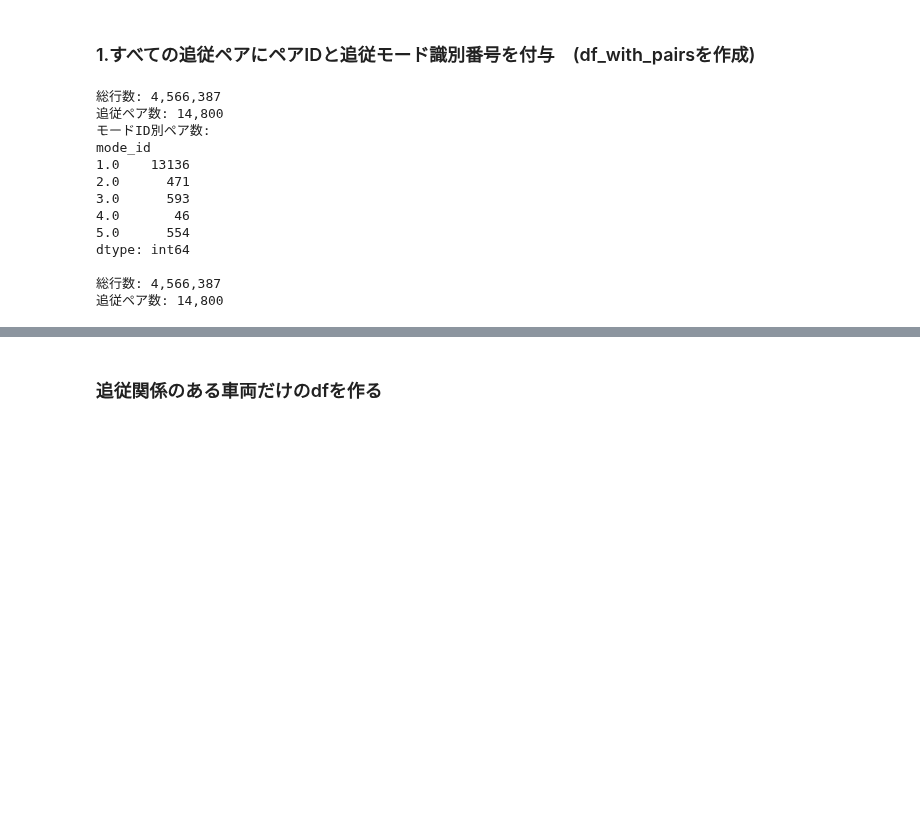
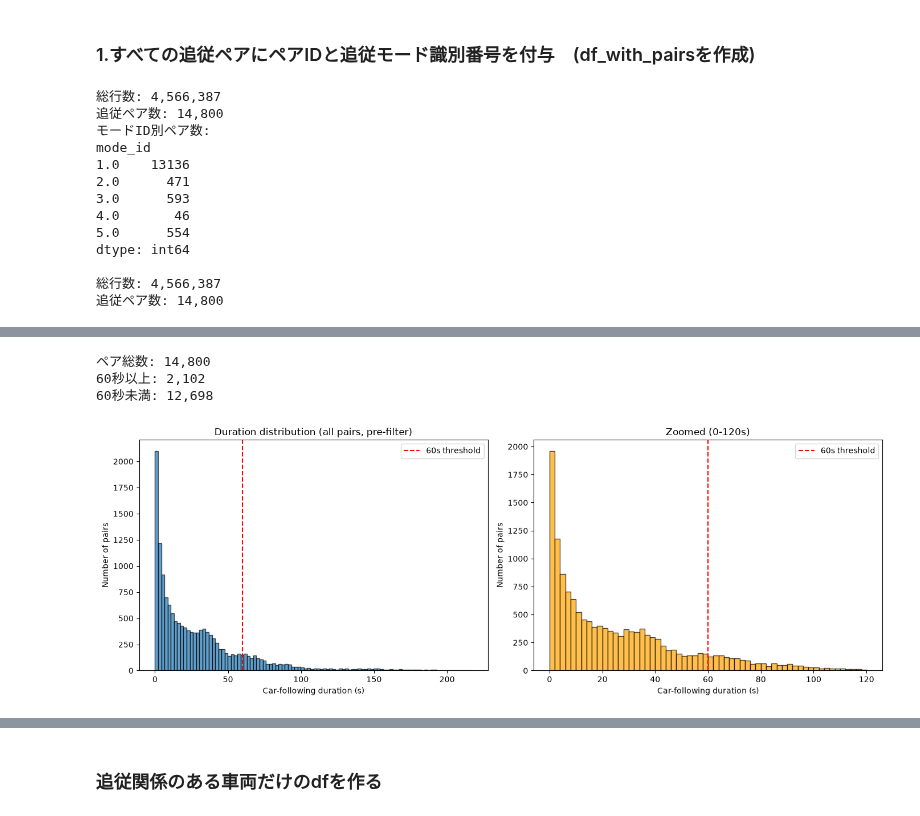
Before and after one commit to tenn0126/Game_Theory_Algorithm, a Jupyter notebook: notebooks/00_data_prep.ipynb, the cells around one changed output, grey strips where cells are left out. Drawn from its saved outputs; the diff is of its cells as text; code cells hidden in the pictures; blank space fills up the shorter version.

```diff
--- a/notebooks/00_data_prep.ipynb
+++ b/notebooks/00_data_prep.ipynb
@@ -260,0 +601,43 @@ print(df_test_mode[['Vehicle_ID', 'Global_Time', 'Preceding', 'pair_id', 'mode_i
+# %%
+import matplotlib.pyplot as plt
+
+def plot_duration_histogram(df, pair_col='pair_id', duration_threshold=60):
+    valid = df.dropna(subset=[pair_col])
+    pair_duration = valid.groupby(pair_col)['Global_Time'].agg(
+        duration_sec=lambda x: (x.max() - x.min()) / 1000
+    )
+
+    print(f"ペア総数: {len(pair_duration):,}")
+    print(f"{duration_threshold}秒以上: {(pair_duration['duration_sec'] >= duration_threshold).sum():,}")
+    print(f"{duration_threshold}秒未満: {(pair_duration['duration_sec'] < duration_threshold).sum():,}")
+
+    fig, axes = plt.subplots(1, 2, figsize=(14, 5))
+
+    # 全体分布
+    axes[0].hist(pair_duration['duration_sec'], bins=100, edgecolor='black', alpha=0.7)
+    axes[0].axvline(duration_threshold, color='red', linestyle='--', label=f'{duration_threshold}s threshold')
+    axes[0].set_xlabel('Car-following duration (s)')
+    axes[0].set_ylabel('Number of pairs')
+    axes[0].set_title('Duration distribution (all pairs, pre-filter)')
+    axes[0].legend()
+
+    # 0〜120秒の拡大
+    near = pair_duration[pair_duration['duration_sec'] <= 120]
+    axes[1].hist(near['duration_sec'], bins=60, edgecolor='black', alpha=0.7, color='orange')
+    axes[1].axvline(duration_threshold, color='red', linestyle='--', label=f'{duration_threshold}s threshold')
+    axes[1].set_xlabel('Car-following duration (s)')
+    axes[1].set_ylabel('Number of pairs')
+    axes[1].set_title('Zoomed (0-120s)')
+    axes[1].legend()
+
+    plt.tight_layout()
+    plt.show()
+
+    return pair_duration
+
+pair_duration = plot_duration_histogram(df_with_pairs)
+# %% [output]
+ペア総数: 14,800
+60秒以上: 2,102
+60秒未満: 12,698
+[figure, added]
```
Also changed, not shown: parts of 57 cells of this notebook, 3 other files.
